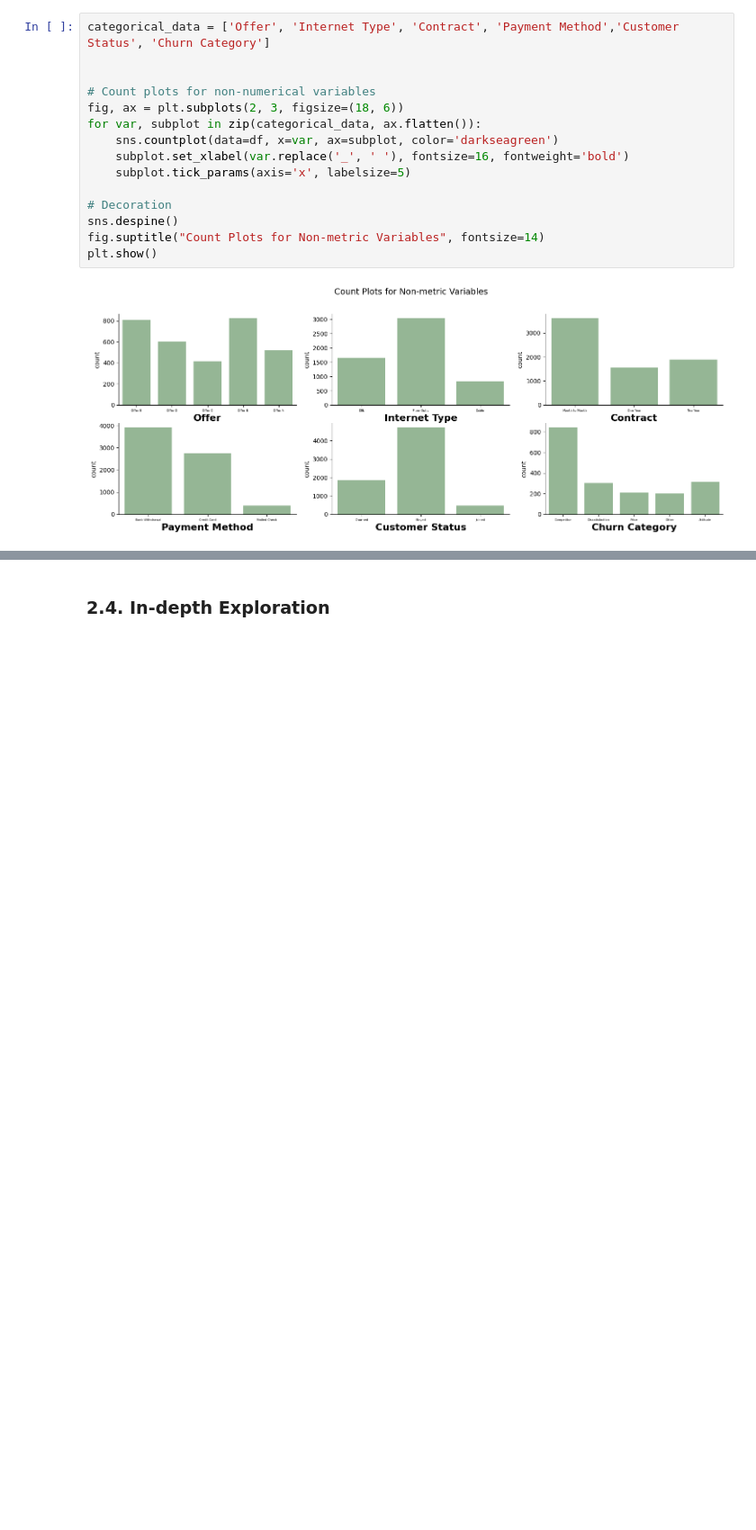
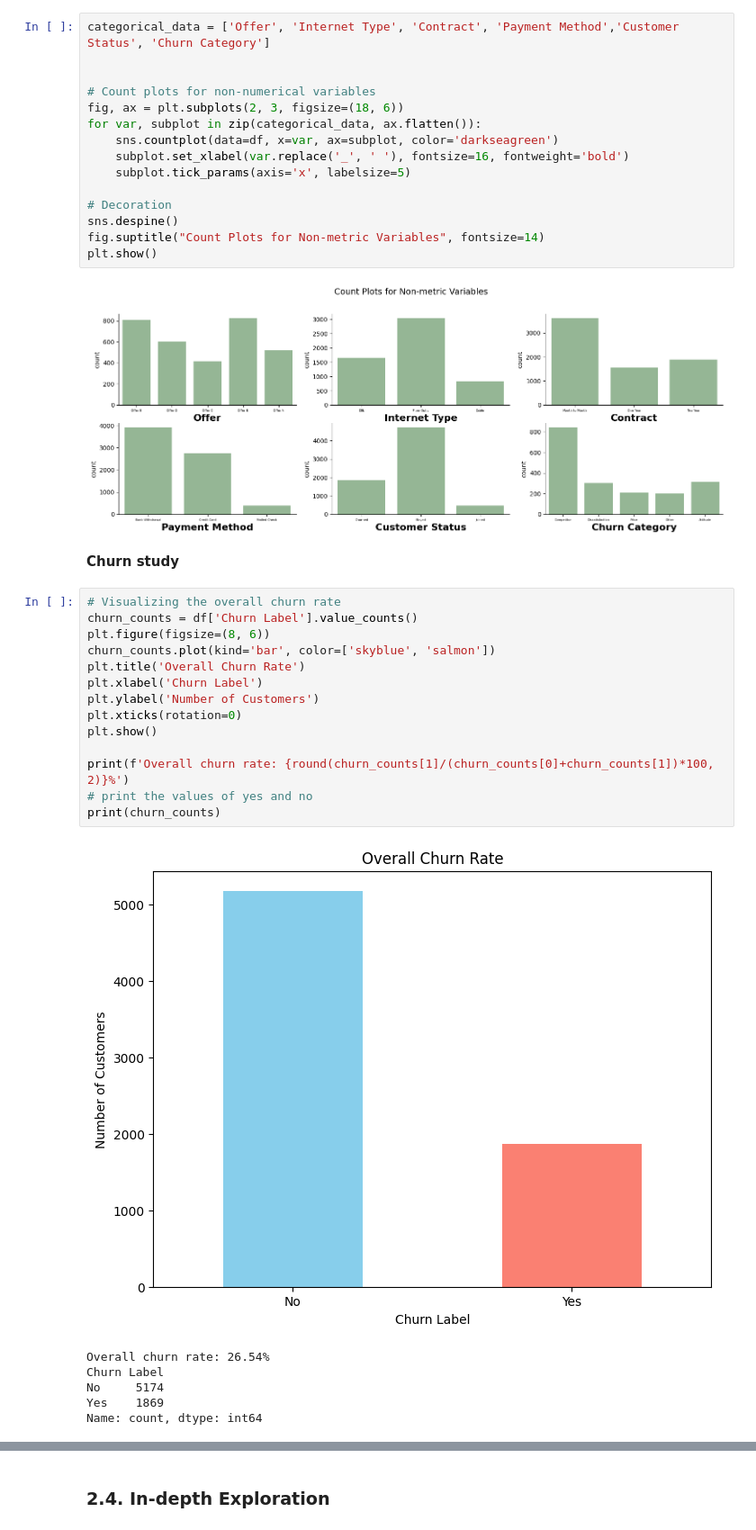
Before and after one commit to sarasustelosantos/bootcamp_group, a Jupyter notebook: Data_Exploration.ipynb, the cells around one changed output, grey strips where cells are left out. Shown at 90% size. Cells and saved outputs as stored; diff of their text form; blank space fills up the shorter version.

Commit message:
análise exploratória do churn por variável cat

```diff
--- a/Data_Exploration.ipynb
+++ b/Data_Exploration.ipynb
@@ -516,3 +516,26 @@ fig.suptitle("Count Plots for Non-metric Variables", fontsize=14)
 plt.show()
 # %% [output]
 [figure]
+# %% [markdown]
+**Churn study**
+# %%
+# Visualizing the overall churn rate
+churn_counts = df['Churn Label'].value_counts()
+plt.figure(figsize=(8, 6))
+churn_counts.plot(kind='bar', color=['skyblue', 'salmon'])
+plt.title('Overall Churn Rate')
+plt.xlabel('Churn Label')
+plt.ylabel('Number of Customers')
+plt.xticks(rotation=0)
+plt.show()
+
+print(f'Overall churn rate: {round(churn_counts[1]/(churn_counts[0]+churn_counts[1])*100, 2)}%')
+# print the values of yes and no
+print(churn_counts)
+# %% [output]
+[figure, added]
+Overall churn rate: 26.54%
+Churn Label
+No     5174
+Yes    1869
+Name: count, dtype: int64
```
Also changed, not shown: parts of 1 cell of this notebook.
